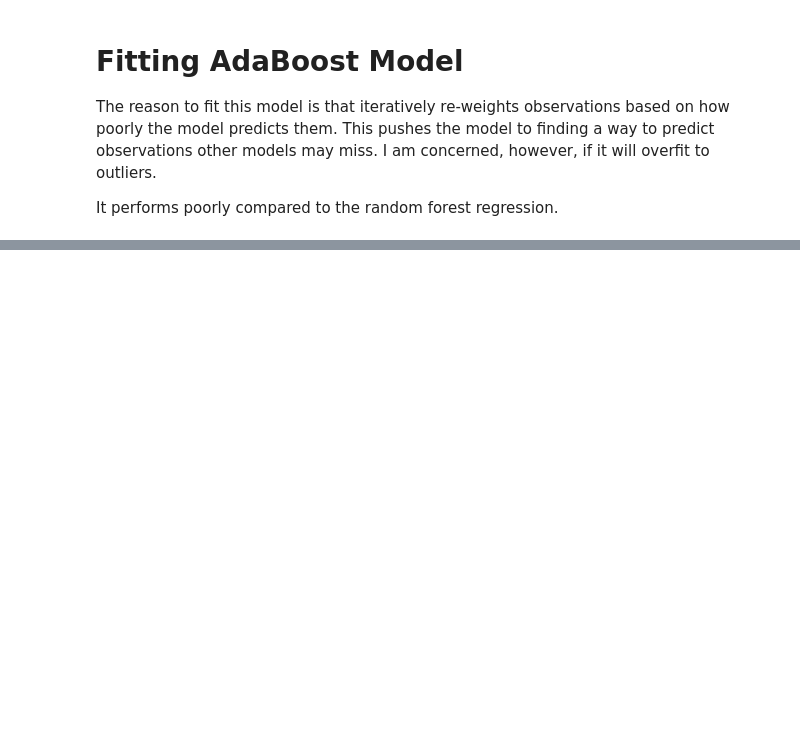
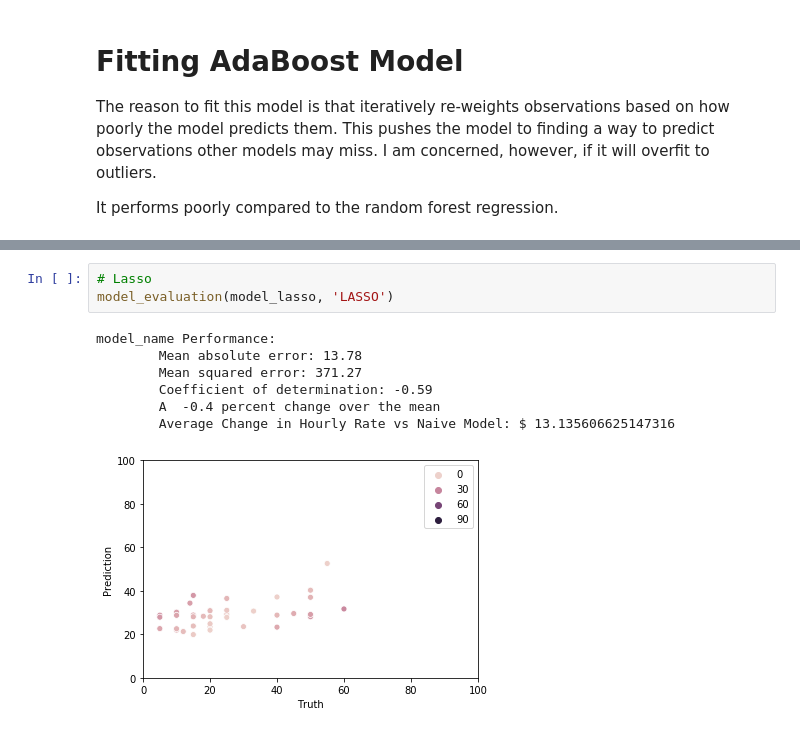
Before and after one commit to lmgibson/MyRate, a Jupyter notebook: notebooks/modeling/model_training.ipynb, the cells around one changed output, grey strips where cells are left out. Cells and saved outputs as stored; diff of their text form; blank space fills up the shorter version.

```diff
--- a/notebooks/modeling/model_training.ipynb
+++ b/notebooks/modeling/model_training.ipynb
@@ -468,0 +599,11 @@ Fitting 5 folds for each of 60 candidates, totalling 300 fits
+# %%
+# Lasso
+model_evaluation(model_lasso, 'LASSO')
+# %% [output]
+model_name Performance:
+        Mean absolute error: 13.78
+        Mean squared error: 371.27
+        Coefficient of determination: -0.59
+        A  -0.4 percent change over the mean
+        Average Change in Hourly Rate vs Naive Model: $ 13.135606625147316
+[figure, added]
```
Also changed, not shown: parts of 24 cells of this notebook, 8 other files.
